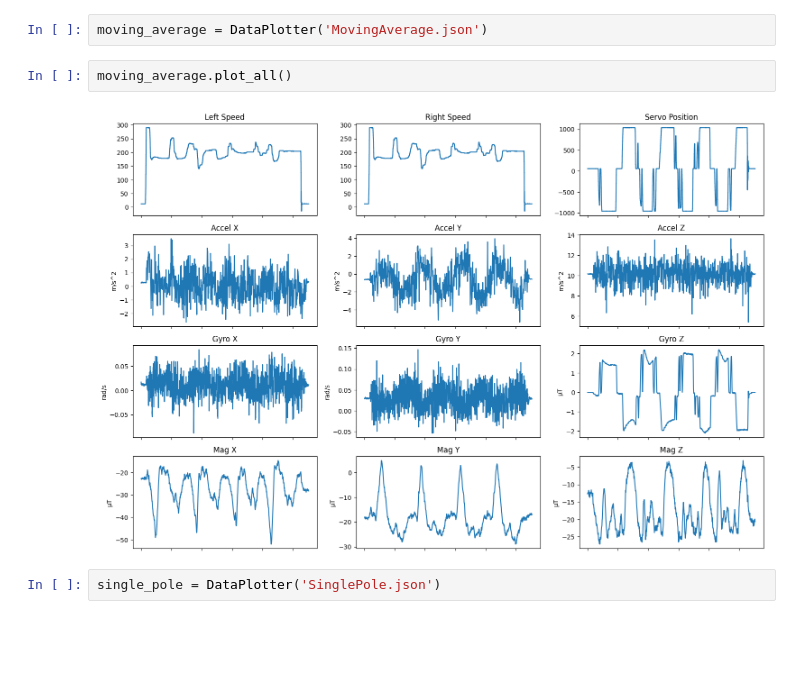
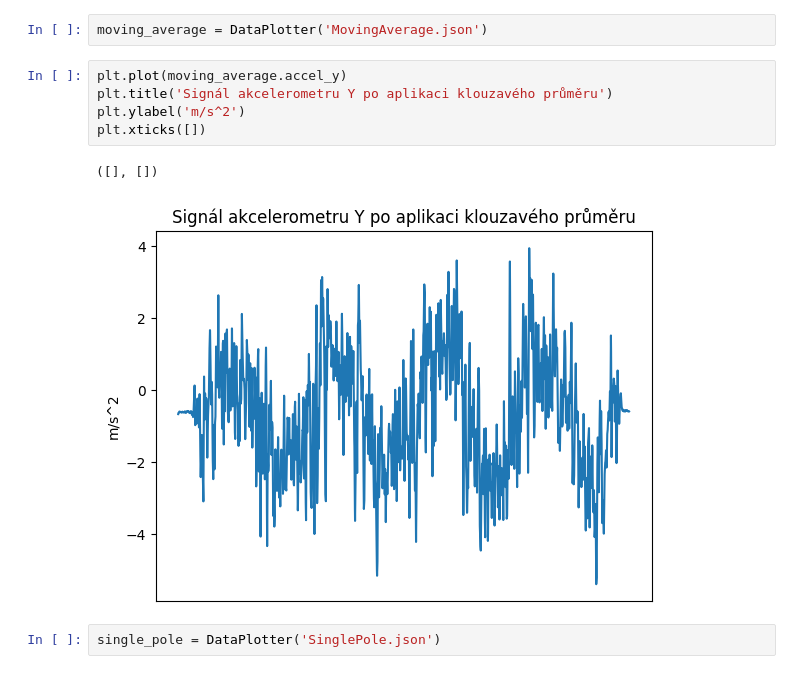
Before and after one commit to gaitovrat/bachelor, a Jupyter notebook: Notebooks/Filters.ipynb, the cells around one changed output. Saved outputs shown, nothing was run; the diff lists cells and outputs as text; blank space fills up the shorter version.

```diff
--- a/Notebooks/Filters.ipynb
+++ b/Notebooks/Filters.ipynb
@@ -131,8 +135,12 @@ no_filter.plot_all()
 # %%
 moving_average = DataPlotter('MovingAverage.json')
-# %%
-moving_average.plot_all()
-# %% [output]
-[figure, removed]
+# %%
+plt.plot(moving_average.accel_y)
+plt.title('Signál akcelerometru Y po aplikaci klouzavého průměru')
+plt.ylabel('m/s^2')
+plt.xticks([])
+# %% [output]
+([], [])
+[figure, added]
 # %%
 single_pole = DataPlotter('SinglePole.json')
```
Also changed, not shown: parts of 8 cells of this notebook, 4 other files.
